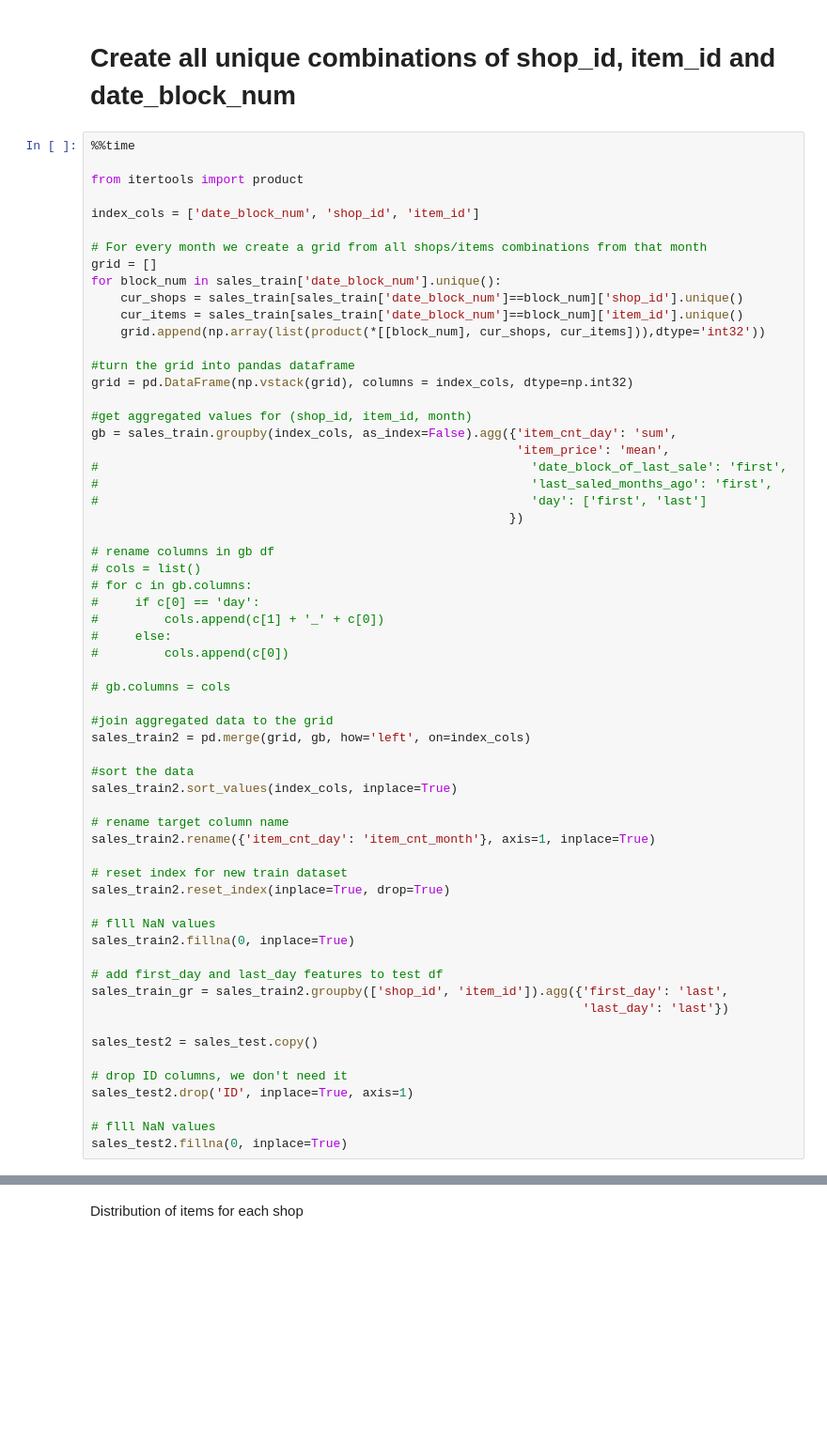
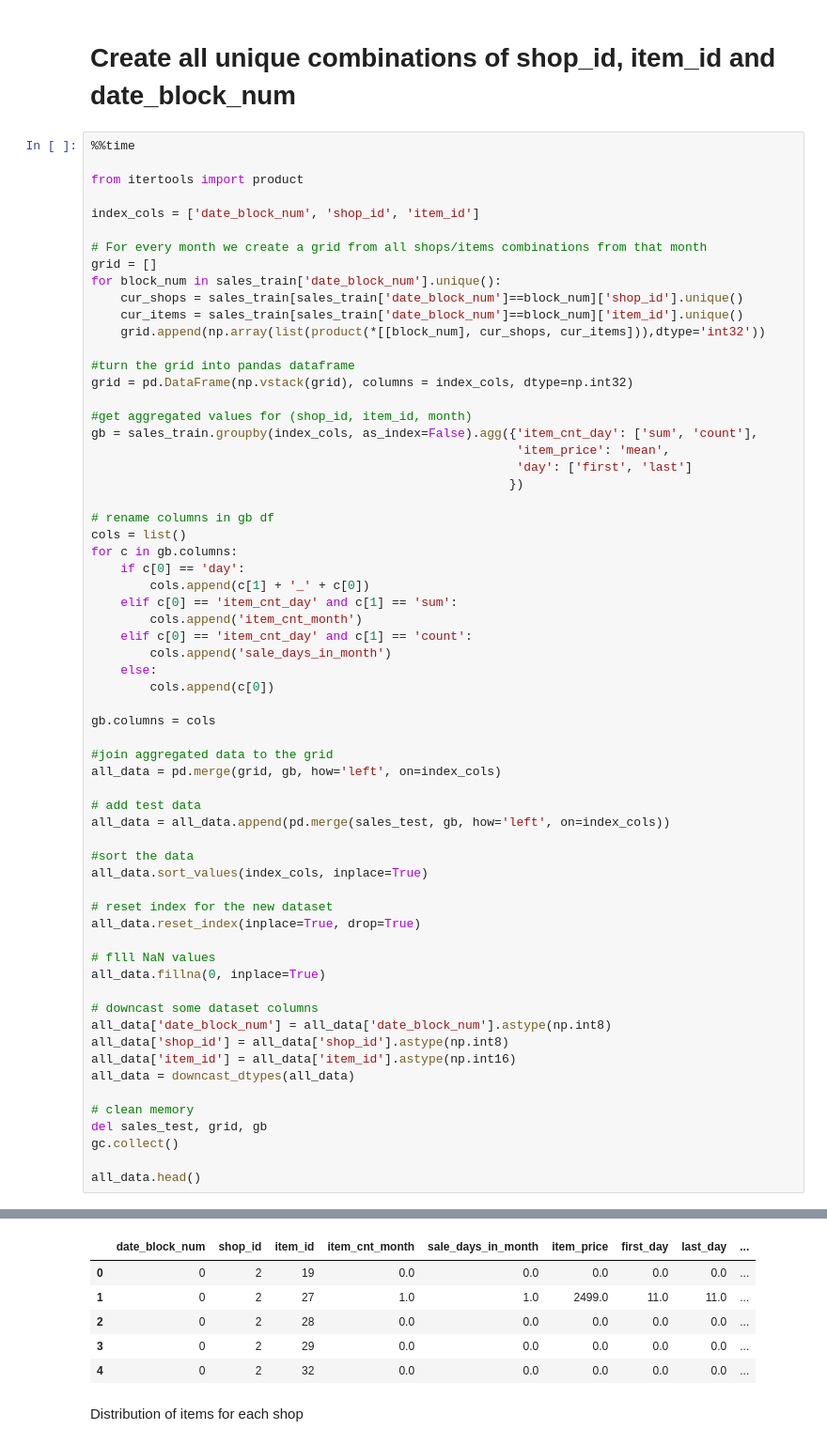
Before and after one commit to beatwad/predict_future_sales, a Jupyter notebook: Pred_Fut_Sales.ipynb, the cells around one changed output, grey strips where cells are left out. Shown at 94% size. Drawn from its saved outputs; the diff is of its cells as text; blank space fills up the shorter version.

```diff
--- a/Pred_Fut_Sales.ipynb
+++ b/Pred_Fut_Sales.ipynb
@@ -465,47 +439,49 @@ for block_num in sales_train['date_block_num'].unique():
 grid = pd.DataFrame(np.vstack(grid), columns = index_cols, dtype=np.int32)
 
 #get aggregated values for (shop_id, item_id, month)
-gb = sales_train.groupby(index_cols, as_index=False).agg({'item_cnt_day': 'sum',
+gb = sales_train.groupby(index_cols, as_index=False).agg({'item_cnt_day': ['sum', 'count'],
                                                           'item_price': 'mean',
-#                                                           'date_block_of_last_sale': 'first',
-#                                                           'last_saled_months_ago': 'first',
-#                                                           'day': ['first', 'last']
+                                                          'day': ['first', 'last']
                                                          })
 
 # rename columns in gb df
-# cols = list()
-# for c in gb.columns:
-#     if c[0] == 'day':
-#         cols.append(c[1] + '_' + c[0])
-#     else:
-#         cols.append(c[0])
+cols = list()
+for c in gb.columns:
+    if c[0] == 'day':
+        cols.append(c[1] + '_' + c[0])
+    elif c[0] == 'item_cnt_day' and c[1] == 'sum':
+        cols.append('item_cnt_month')
+    elif c[0] == 'item_cnt_day' and c[1] == 'count':
+        cols.append('sale_days_in_month')
+    else:
+        cols.append(c[0])
 
-# gb.columns = cols
+gb.columns = cols
 
 #join aggregated data to the grid
-sales_train2 = pd.merge(grid, gb, how='left', on=index_cols)
+all_data = pd.merge(grid, gb, how='left', on=index_cols)
+
+# add test data
+all_data = all_data.append(pd.merge(sales_test, gb, how='left', on=index_cols))
 
 #sort the data
-sales_train2.sort_values(index_cols, inplace=True)
+all_data.sort_values(index_cols, inplace=True)
 
-# rename target column name
-sales_train2.rename({'item_cnt_day': 'item_cnt_month'}, axis=1, inplace=True)
-
-# reset index for new train dataset
-sales_train2.reset_index(inplace=True, drop=True)
+# reset index for the new dataset
+all_data.reset_index(inplace=True, drop=True)
 
 # flll NaN values
-sales_train2.fillna(0, inplace=True)
+all_data.fillna(0, inplace=True)
 
-# add first_day and last_day features to test df
-sales_train_gr = sales_train2.groupby(['shop_id', 'item_id']).agg({'first_day': 'last',
-                                                                   'last_day': 'last'})
+# downcast some dataset columns
+all_data['date_block_num'] = all_data['date_block_num'].astype(np.int8)
+all_data['shop_id'] = all_data['shop_id'].astype(np.int8)
+all_data['item_id'] = all_data['item_id'].astype(np.int16)
+all_data = downcast_dtypes(all_data)
 
-sales_test2 = sales_test.copy()
+# clean memory
+del sales_test, grid, gb
+gc.collect()
 
-# drop ID columns, we don't need it
-sales_test2.drop('ID', inplace=True, axis=1)
-
-# flll NaN values
-sales_test2.fillna(0, inplace=True)
+all_data.head()
 # %% [output]
@@ -513,4 +489,10 @@ CPU times: user 11.1 s, sys: 890 ms, total: 12 s
 Wall time: 11.5 s
+|  | date_block_num | shop_id | item_id | item_cnt_month | sale_days_in_month | item_price | first_day | last_day | ... |
+| 0 | 0 | 2 | 19 | 0.0 | 0.0 | 0.0 | 0.0 | 0.0 | ... |
+| 1 | 0 | 2 | 27 | 1.0 | 1.0 | 2499.0 | 11.0 | 11.0 | ... |
+| 2 | 0 | 2 | 28 | 0.0 | 0.0 | 0.0 | 0.0 | 0.0 | ... |
+| 3 | 0 | 2 | 29 | 0.0 | 0.0 | 0.0 | 0.0 | 0.0 | ... |
+| 4 | 0 | 2 | 32 | 0.0 | 0.0 | 0.0 | 0.0 | 0.0 | ... |
 # %% [markdown]
 Distribution of items for each shop
 # %%
```
Also changed, not shown: parts of 122 cells of this notebook.
